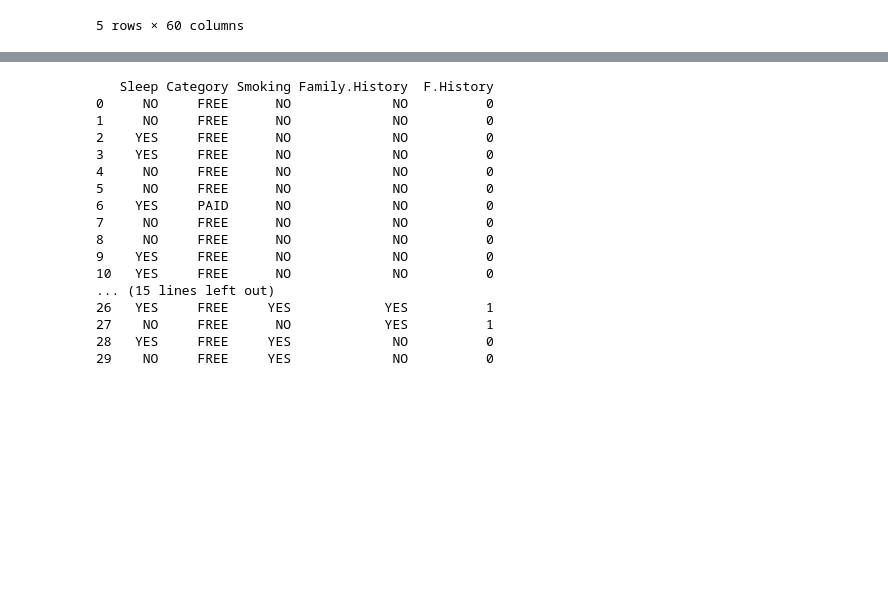
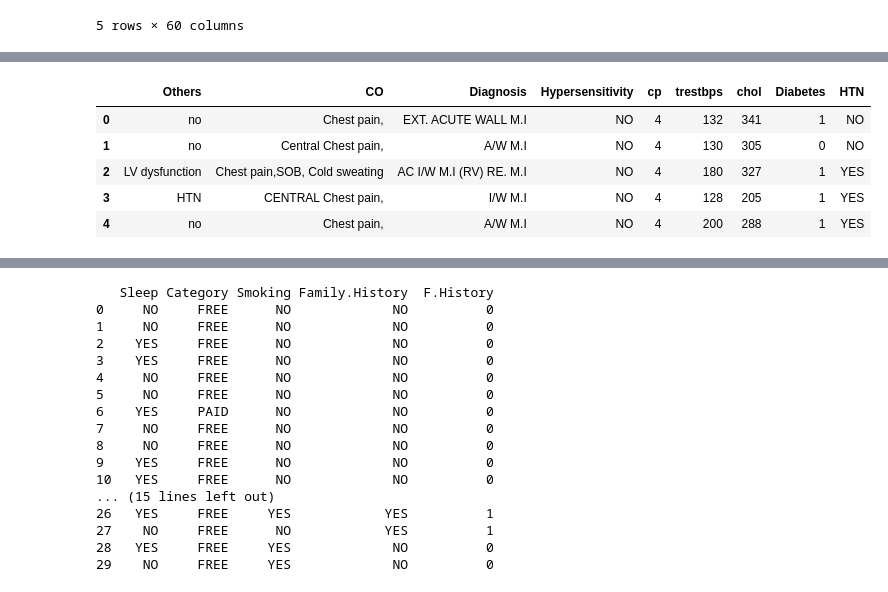
Before and after one commit to GBala-PrptlStdnt/-UCDPA_GregBala-, a Jupyter notebook: Scratch notebook for HF project.ipynb, the cells around one changed output, grey strips where cells are left out. Drawn from its saved outputs; the diff is of its cells as text; code cells hidden in the pictures; blank space fills up the shorter version.

```diff
--- a/Scratch notebook for HF project.ipynb
+++ b/Scratch notebook for HF project.ipynb
@@ -53,0 +62,9 @@ None
+# %%
+HFdata_df.iloc[:, 39:46].join(HFdata_df.iloc[:, 13:15]).head()
+# %% [output]
+|  | Others | CO | Diagnosis | Hypersensitivity | cp | trestbps | chol | Diabetes | HTN |
+| 0 | no | Chest pain, | EXT. ACUTE WALL M.I | NO | 4 | 132 | 341 | 1 | NO |
+| 1 | no | Central Chest pain, | A/W M.I | NO | 4 | 130 | 305 | 0 | NO |
+| 2 | LV dysfunction | Chest pain,SOB, Cold sweating | AC I/W M.I (RV) RE. M.I | NO | 4 | 180 | 327 | 1 | YES |
+| 3 | HTN | CENTRAL Chest pain, | I/W M.I | NO | 4 | 128 | 205 | 1 | YES |
+| 4 | no | Chest pain, | A/W M.I | NO | 4 | 200 | 288 | 1 | YES |
```
Also changed, not shown: parts of 31 cells of this notebook.
